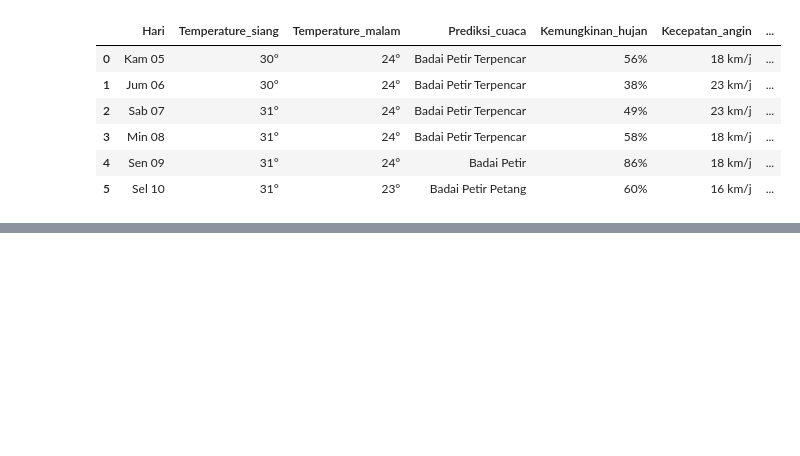
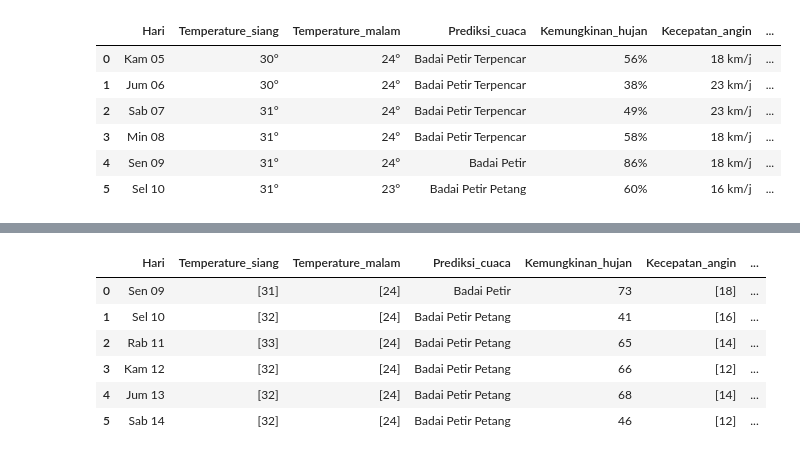
Before and after one commit to ferdiansyahz/DataScience_Discuss, a Jupyter notebook: parsing_weather_tides_tes.ipynb, the cells around one changed output, grey strips where cells are left out. Drawn from its saved outputs; the diff is of its cells as text; code cells hidden in the pictures; blank space fills up the shorter version.

```diff
--- a/parsing_weather_tides_tes.ipynb
+++ b/parsing_weather_tides_tes.ipynb
@@ -378,0 +519,11 @@ display(df_all)
+# %%
+df_all['Temperature_siang_Celcius'] = df_all.Temperature_siang_Celcius.str.findall('([-+]?\d*\.?\d+)')
+df_all['Temperature_malam_Celcius'] = df_all.Temperature_malam_Celcius.str.findall('([-+]?\d*\.?\d+)')
+df_all['Kemungkinan_hujan_persen'] = df_all.Kemungkinan_hujan_persen.str.findall('([-+]?\d*\.?\d+)')
+df_all['Kecepatan_angin_km_per_hour'] = df_all.Kecepatan_angin_km_per_hour.str.findall('([-+]?\d*\.?\d+)')
+df_all['Tide_1_meter'] = df_all.Tide_1_meter.str.findall('([-+]?\d*\.?\d+)')
+df_all['Tide_2_meter'] = df_all.Tide_2_meter.str.findall('([-+]?\d*\.?\d+)')
+
+#df_all.apply(pd.Series.explode)
+#df_all.explode()
+display(df_all)
@@ -378,0 +538,11 @@ display(df_all)
+# %%
+df_all.explode('Kemungkinan_hujan')
+#display(df_all)
+# %% [output]
+|  | Hari | Temperature_siang | Temperature_malam | Prediksi_cuaca | Kemungkinan_hujan | Kecepatan_angin | ... |
+| 0 | Sen 09 | [31] | [24] | Badai Petir | 73 | [18] | ... |
+| 1 | Sel 10 | [32] | [24] | Badai Petir Petang | 41 | [16] | ... |
+| 2 | Rab 11 | [33] | [24] | Badai Petir Petang | 65 | [14] | ... |
+| 3 | Kam 12 | [32] | [24] | Badai Petir Petang | 66 | [12] | ... |
+| 4 | Jum 13 | [32] | [24] | Badai Petir Petang | 68 | [14] | ... |
+| 5 | Sab 14 | [32] | [24] | Badai Petir Petang | 46 | [12] | ... |
```
Also changed, not shown: parts of 5 cells of this notebook, 2 other files.
